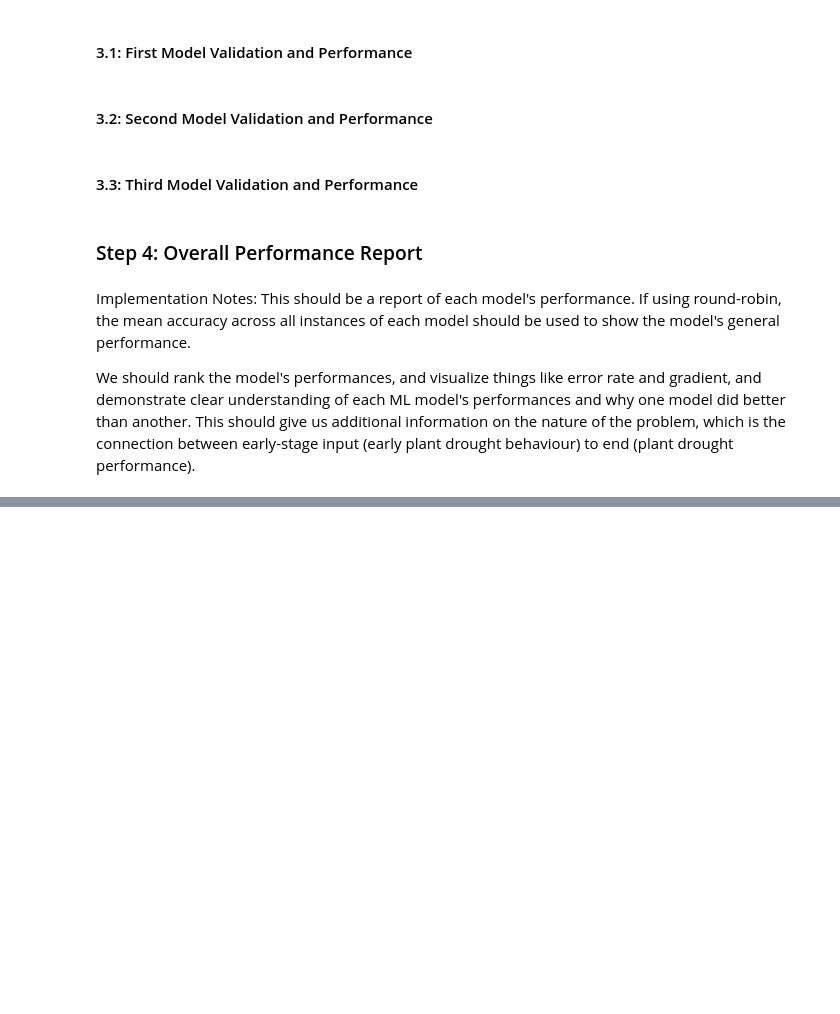
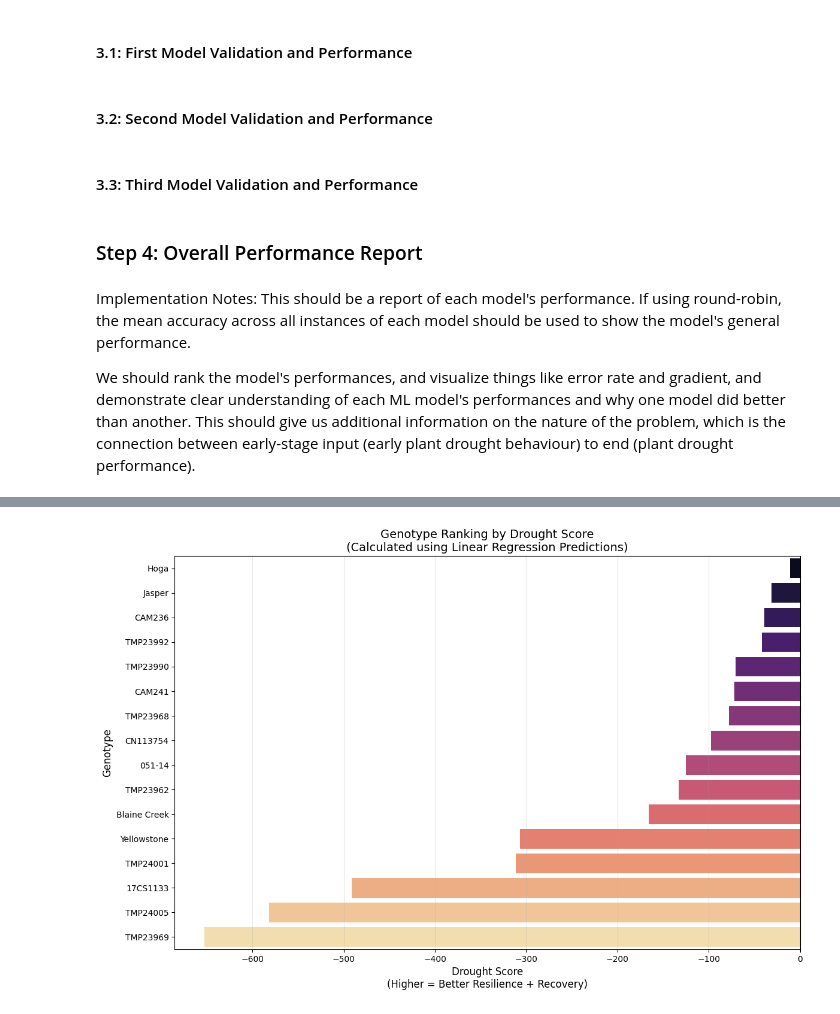
Before and after one commit to bushwill/CMPT-878-Project, a Jupyter notebook: Training_script.ipynb, the cells around one changed output, grey strips where cells are left out. Cells and saved outputs as stored; diff of their text form; code cells hidden in the pictures; blank space fills up the shorter version.

Commit message:
Genotype Rankings added

```diff
--- a/Training_script.ipynb
+++ b/Training_script.ipynb
@@ -442,0 +447,93 @@ Passing `palette` without assigning `hue` is deprecated and will be removed in v
+# %%
+# --- Step 5: Drought Score Calculation & Genotype Ranking ---
+
+def calculate_drought_scores(best_model_name, results_log):
+    print("re-calculating s1 (baseline) and s2 (drought onset) slopes from raw data...")
+
+    # 1. Extract Predictions from Best Model
+    best_results = results_log[best_model_name]
+    score_df = pd.DataFrame(best_results['meta'])
+    score_df['s3_pred'] = best_results['pred'] # Predicted s3 from model
+
+    # 2. Dictionary to store s1 and s2 for mapping
+    slope_data = {}
+
+    # 3. Reload Data to get s1 and s2 (since we didn't save them earlier)
+    # We iterate through experiments again to calculate these specific slopes
+    for exp_num in EXPERIMENTS:
+        weight_file = os.path.join(DATA_DIR, f'CamelinaMAGIC{exp_num}.0-WeightRaw.csv')
+        try:
+            # Load Weight Data
+            df_weight = helpers.read_weight_csv(weight_file, RANDOMIZATION_FILE, exp_num)
+            df_weight = df_weight[df_weight['Treatment'] == 'DR_100'] # Drought only
+
+            # Windows for s1 and s2
+            BASELINE_WINDOW = range(1, 21)   # Days 1-20
+            DROUGHT_WINDOW = range(21, 26)   # Days 21-25
+
+            for sample in df_weight['Sample'].unique():
+                sample_data = df_weight[df_weight['Sample'] == sample].sort_values('Days')
+
+                # Calculate s1 (Baseline Slope)
+                base_slice = sample_data[sample_data['Days'].isin(BASELINE_WINDOW)]
+                if len(base_slice) > 1:
+                    s1, _, _, _, _ = linregress(base_slice['Days'], base_slice['Weight'])
+                else:
+                    s1 = np.nan
+
+                # Calculate s2 (Drought Onset Slope)
+                drought_slice = sample_data[sample_data['Days'].isin(DROUGHT_WINDOW)]
+                if len(drought_slice) > 1:
+                    s2, _, _, _, _ = linregress(drought_slice['Days'], drought_slice['Weight'])
+                else:
+                    s2 = np.nan
+
+                slope_data[sample] = {'s1': s1, 's2': s2}
+
+        except Exception as e:
+            print(f"Skipping Exp {exp_num} for slope calc: {e}")
+
+    # 4. Map s1 and s2 to the Score DataFrame
+    score_df['s1'] = score_df['Sample'].map(lambda x: slope_data.get(x, {}).get('s1', np.nan))
+    score_df['s2'] = score_df['Sample'].map(lambda x: slope_data.get(x, {}).get('s2', np.nan))
+
+    # Drop samples where slopes couldn't be calculated
+    score_df = score_df.dropna(subset=['s1', 's2', 's3_pred'])
+
+    # 5. Calculate Drought Score
+    # Formula: Score = w1*(-s2/s1) + w2*(s3/s1)
+    # User specified w1=1, w2=1
+
+    w1 = 1.0
+    w2 = 1.0
+
+    # We use abs(s1) or ensure s1 is positive to avoid sign flipping issues if baseline was noisy
+    # Assuming baseline growth is generally positive.
+    score_df['Drought_Score'] = (w1 * (-score_df['s2'] / score_df['s1'])) + \
+                                (w2 * (score_df['s3_pred'] / score_df['s1']))
+
+    return score_df
+
+# --- Execute and Plot ---
+
+# Calculate Scores
+final_scores_df = calculate_drought_scores(best_model_name, results_log)
+
+# Rank Genotypes (Mean Score)
+genotype_ranks = final_scores_df.groupby('Genotype')['Drought_Score'].mean().sort_values(ascending=False).reset_index()
+
+print("\n=== Top 5 Drought Resilient Genotypes (Based on Model Score) ===")
+print(genotype_ranks.head(5).to_markdown(index=False))
+
+# Plot
+plt.figure(figsize=(12, 8))
+sns.barplot(x='Drought_Score', y='Genotype', data=genotype_ranks, palette='magma')
+
+plt.title(f'Genotype Ranking by Drought Score\n(Calculated using {best_model_name} Predictions)', fontsize=14)
+plt.xlabel('Drought Score\n(Higher = Better Resilience + Recovery)', fontsize=12)
+plt.ylabel('Genotype', fontsize=12)
+plt.axvline(0, color='black', linewidth=0.8, linestyle='--')
+plt.grid(axis='x', alpha=0.3)
+plt.tight_layout()
+plt.show()
+# %% [output]
@@ -443 +552,2 @@ Passing `palette` without assigning `hue` is deprecated and will be removed in v
+[figure, added]
 # %%
```
Also changed, not shown: parts of 7 cells of this notebook.
